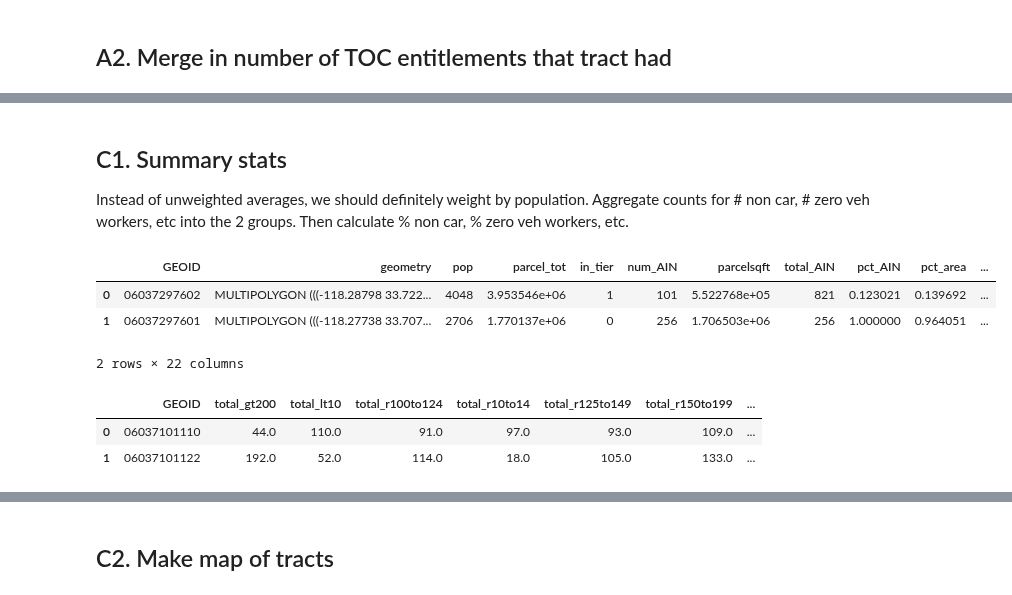
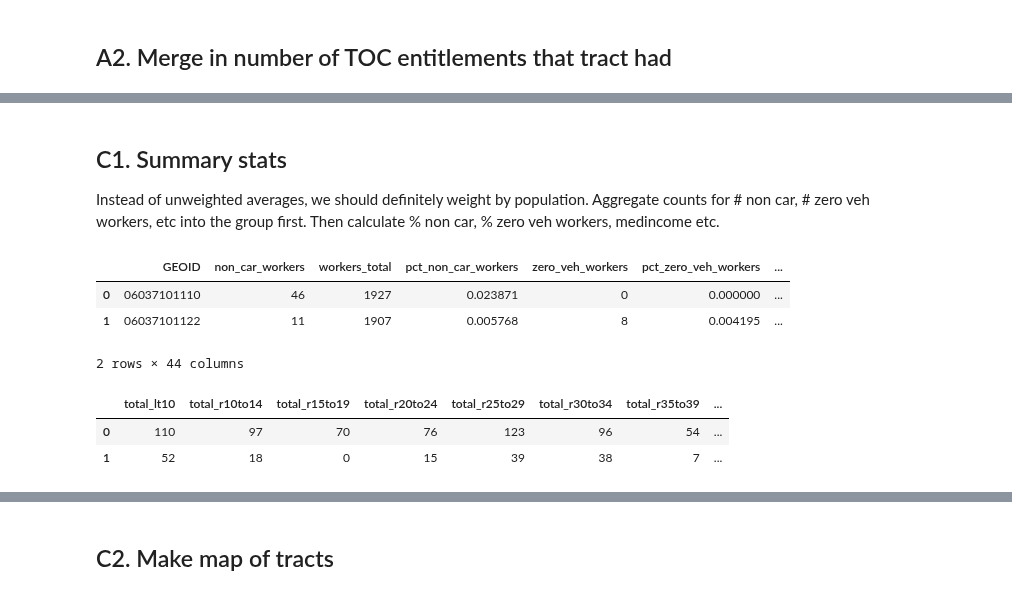
Before and after one commit to CityOfLosAngeles/planning-entitlements, a Jupyter notebook: notebooks/07-toc-census-stats.ipynb, the cells around one changed output, grey strips where cells are left out. Cells and saved outputs as stored; diff of their text form; code cells hidden in the pictures.

```diff
--- a/notebooks/07-toc-census-stats.ipynb
+++ b/notebooks/07-toc-census-stats.ipynb
@@ -30,7 +30,7 @@ def toc_tracts_clean_and_aggregate():
     toc_parcels = gpd.read_parquet('../gis/TOC_Parcels.parquet')
     os.remove('../gis/TOC_Parcels.parquet')
 
-    df = pd.merge(crosswalk_parcels_tracts,
+    df = pd.merge(crosswalk_parcels_tracts.drop(columns = "pop"),
          toc_parcels[toc_parcels.TOC_Tier > 0].drop(columns = 'TOC_Tier'),
          on = 'AIN', how = 'left', validate = '1:1')
 
@@ -49,7 +49,7 @@ def toc_tracts_clean_and_aggregate():
     )
 
     # Aggregate by in_tier
-    df = (df.groupby(["GEOID", "pop", "parcel_tot", "in_tier"])
+    df = (df.groupby(["GEOID", "parcel_tot", "in_tier"])
           .agg({"num_AIN": "sum",
                "parcelsqft":"sum"})
           .reset_index()
@@ -236,0 +136,9 @@ c5 = pd.merge(census_tracts, c4, on = "GEOID", how = "inner", validate = "1:1")
+# %%
+# Download geoparquet to be local first, then read in
+file_name = "census_analysis_table"
+
+s3.download_file(bucket_name, f'data/final/{file_name}.parquet', f'../processed/{file_name}.parquet')
+census_stats = gpd.read_parquet(f'../processed/{file_name}.parquet')
+os.remove(f'../processed/{file_name}.parquet')
+
+census_stats.head(2)
@@ -237,8 +150,10 @@ c5 = pd.merge(census_tracts, c4, on = "GEOID", how = "inner", validate = "1:1")
+# %%
+final = pd.merge(census_stats, df, on  = "GEOID", how = "left", validate = "1:1")
 # %% [markdown]
 ## C1. Summary stats
 Instead of unweighted averages, we should definitely weight by population.
-Aggregate counts for # non car, # zero veh workers, etc into the 2 groups.
-Then calculate % non car, % zero veh workers, etc.
+Aggregate counts for # non car, # zero veh workers, etc into the group first.
+Then calculate % non car, % zero veh workers, medincome etc.
 # %%
 # We will count tract as being a TOC tract if over 50% of its area or
 # over 50% of its parcels are within a TOC Tier.
@@ -273,12 +188,17 @@ def set_groups(df):
 
     df = pd.concat([df, with_cutoffs], axis=1)
 
+    df = df.assign(
+        num_TOC = df.num_TOC.fillna(0).astype(int),
+        num_nonTOC = df.num_nonTOC.fillna(0).astype(int),
+    )
+
     return df
 # %%
-final = set_groups(c5)
+final = set_groups(final)
 final.head(2)
 # %% [output]
-|  | GEOID | geometry | pop | parcel_tot | in_tier | num_AIN | parcelsqft | total_AIN | pct_AIN | pct_area | ... |
-| 0 | 06037297602 | MULTIPOLYGON (((-118.28798 33.722... | 4048 | 3.953546e+06 | 1 | 101 | 5.522768e+05 | 821 | 0.123021 | 0.139692 | ... |
-| 1 | 06037297601 | MULTIPOLYGON (((-118.27738 33.707... | 2706 | 1.770137e+06 | 0 | 256 | 1.706503e+06 | 256 | 1.000000 | 0.964051 | ... |
+|  | GEOID | non_car_workers | workers_total | pct_non_car_workers | zero_veh_workers | pct_zero_veh_workers | ... |
+| 0 | 06037101110 | 46 | 1927 | 0.023871 | 0 | 0.000000 | ... |
+| 1 | 06037101122 | 11 | 1907 | 0.005768 | 8 | 0.004195 | ... |
-2 rows × 22 columns
+2 rows × 44 columns
@@ -285,6 +272,5 @@ final.head(2)
 # %%
-# Income (use ranges to calculate median)
-# These have to be calculated after tracts are ID as TOC or not
+# Create a subset df that pulls out incomerange columns from census stats
 income_ranges = pcts_census_utils.income_ranges
 
 # The new_var columns to keep all have prefix "total_".
@@ -293,17 +279,12 @@ keep = []
 for x in income_ranges:
     keep.append("total_" + x)
 
-def process_income_before_iqr():
-    df = pcts_census_utils.grab_census_table("incomerange", 2018, "total")
-    df = df.pivot(index="GEOID", columns = "new_var", values = "num")
-    df.columns.name = ""
-    df = df.reset_index()
+keep.append("GEOID")
 
-    return df
+income = census_stats[keep]
 
-income = process_income_before_iqr()
 income.head(2)
 # %% [output]
-|  | GEOID | total_gt200 | total_lt10 | total_r100to124 | total_r10to14 | total_r125to149 | total_r150to199 | ... |
-| 0 | 06037101110 | 44.0 | 110.0 | 91.0 | 97.0 | 93.0 | 109.0 | ... |
-| 1 | 06037101122 | 192.0 | 52.0 | 114.0 | 18.0 | 105.0 | 133.0 | ... |
+|  | total_lt10 | total_r10to14 | total_r15to19 | total_r20to24 | total_r25to29 | total_r30to34 | total_r35to39 | ... |
+| 0 | 110 | 97 | 70 | 76 | 123 | 96 | 54 | ... |
+| 1 | 52 | 18 | 0 | 15 | 39 | 38 | 7 | ... |
```
Also changed, not shown: parts of 24 cells of this notebook, 1 other file.
